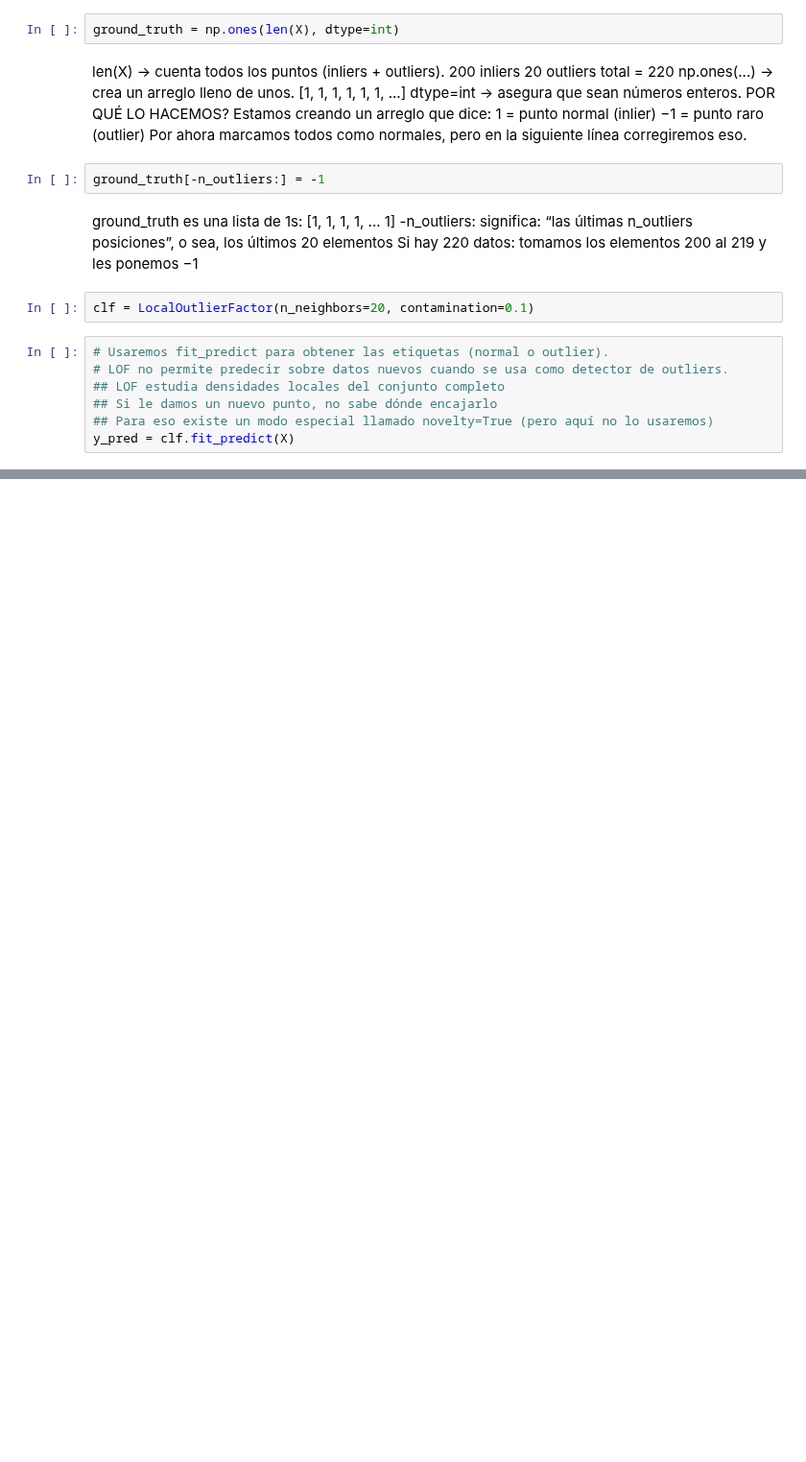
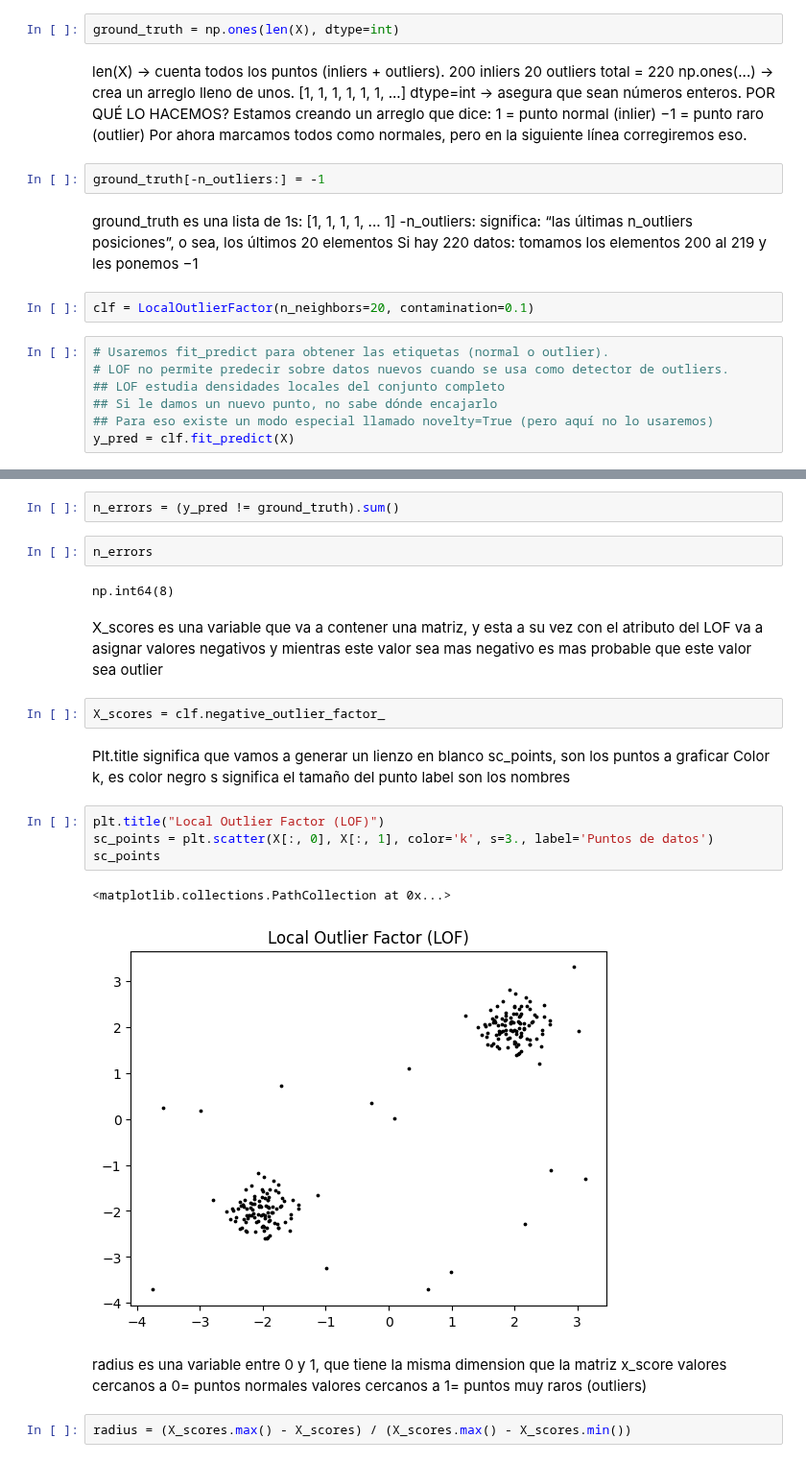
Before and after one commit to juancarloscaraguay1-lang/evaluacion-formativa-2, a Jupyter notebook: Outliers.ipynb, the cells around one changed output, grey strips where cells are left out. Shown at 96% size. Drawn from its saved outputs; the diff is of its cells as text; blank space fills up the shorter version.

```diff
--- a/Outliers.ipynb
+++ b/Outliers.ipynb
@@ -132,0 +192,29 @@ y_pred = clf.fit_predict(X)
+# %%
+n_errors = (y_pred != ground_truth).sum()
+# %%
+n_errors
+# %% [output]
+np.int64(8)
+# %% [markdown]
+X_scores es una variable que va a contener una matriz, y esta a su vez con el atributo del LOF va a asignar valores negativos y mientras este valor sea mas negativo es mas probable que este valor sea outlier
+# %%
+X_scores = clf.negative_outlier_factor_
+# %% [markdown]
+Plt.title significa que vamos a generar un lienzo en blanco
+sc_points, son los puntos a graficar
+Color k, es color negro
+s significa el tamaño del punto
+label son los nombres
+# %%
+plt.title("Local Outlier Factor (LOF)")
+sc_points = plt.scatter(X[:, 0], X[:, 1], color='k', s=3., label='Puntos de datos')
+sc_points
+# %% [output]
+<matplotlib.collections.PathCollection at 0x...>
+[figure, added]
+# %% [markdown]
+radius es una variable entre 0 y 1, que tiene la misma dimension que la matriz x_score
+valores cercanos a 0= puntos normales
+valores cercanos a 1= puntos muy raros (outliers)
+# %%
+radius = (X_scores.max() - X_scores) / (X_scores.max() - X_scores.min())
```
Also changed, not shown: parts of 10 cells of this notebook.
